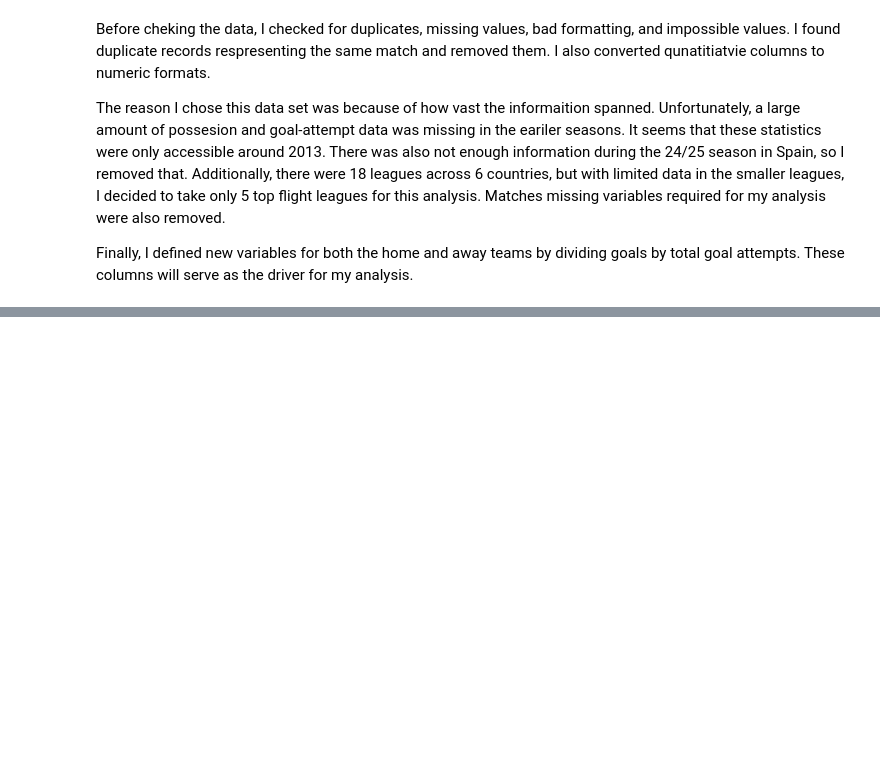
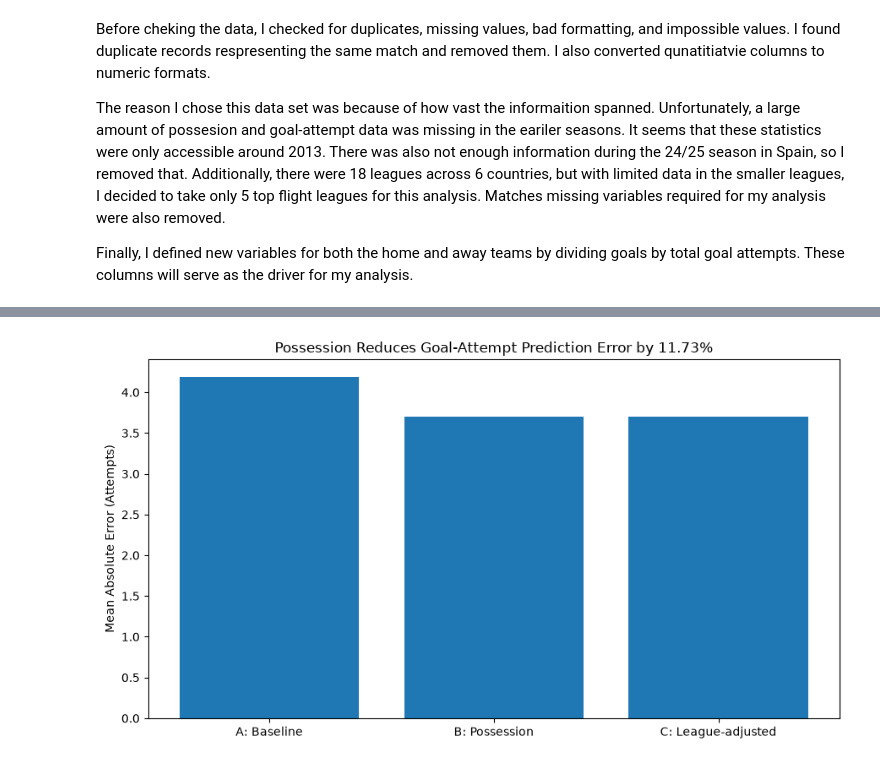
Before and after one commit to xandermurthwaite03-cloud/Soccer_Data, a Jupyter notebook: Code.ipynb, the cells around one changed output, grey strips where cells are left out. Saved outputs shown, nothing was run; the diff lists cells and outputs as text; code cells hidden in the pictures; blank space fills up the shorter version.

```diff
--- a/Code.ipynb
+++ b/Code.ipynb
@@ -857,0 +1305,12 @@ Finally, I defined new variables for both the home and away teams by dividing go
+# %%
+plt.figure(figsize=(9, 5))
+plt.bar(attempt_results['Model'], attempt_results['MAE'])
+
+plt.ylabel('Mean Absolute Error (Attempts)')
+plt.title('Possession Reduces Goal-Attempt Prediction Error by 11.73%')
+
+plt.tight_layout()
+plt.savefig('chart2.png', dpi=300, bbox_inches='tight')
+plt.show()
+# %% [output]
+[figure, added]
```
Also changed, not shown: parts of 15 cells of this notebook, 3 other files.
